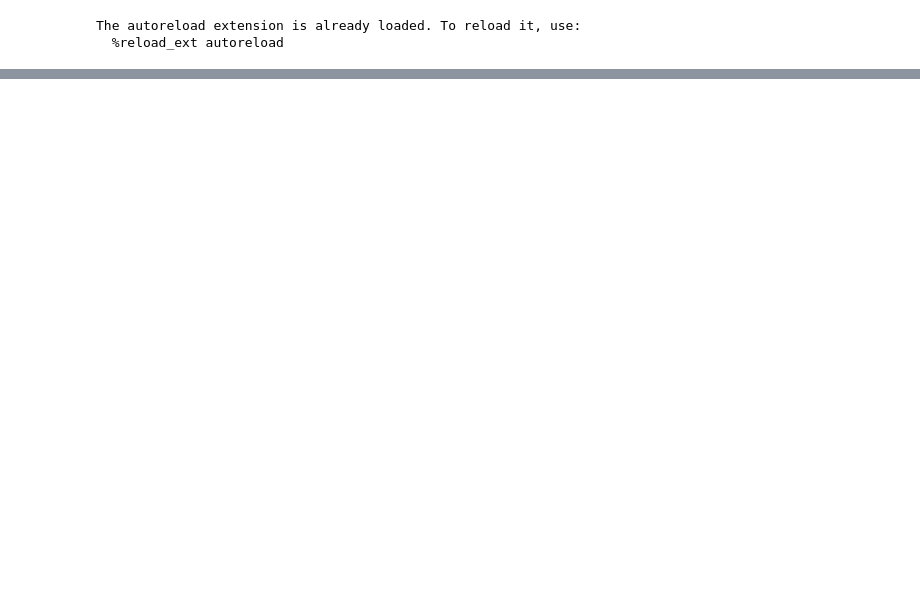
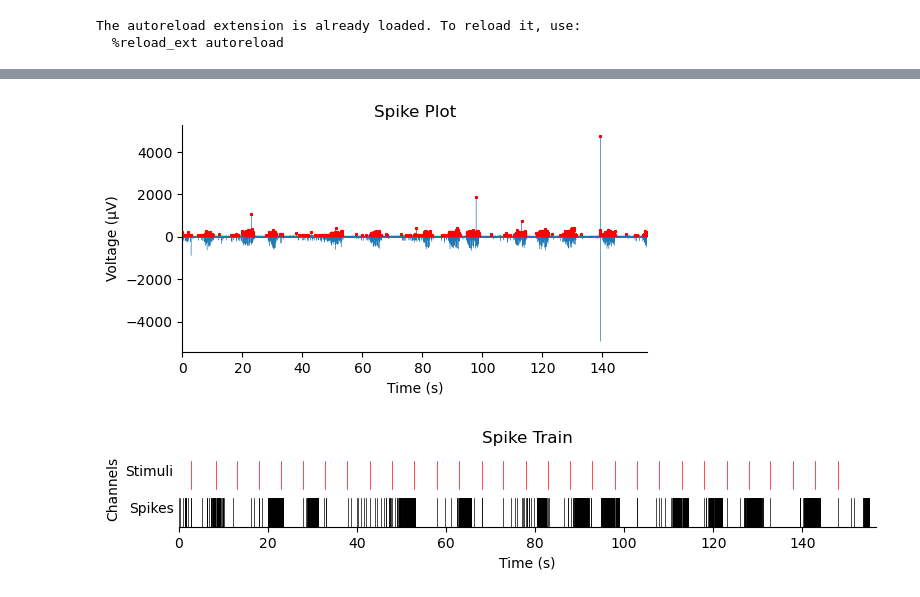
Before and after one commit to FrancescoNegri/neural-signal-analysis-project, a Jupyter notebook: preprocessing.ipynb, the cells around one changed output, grey strips where cells are left out. Cells and saved outputs as stored; diff of their text form; code cells hidden in the pictures; blank space fills up the shorter version.

```diff
--- a/preprocessing.ipynb
+++ b/preprocessing.ipynb
@@ -83,0 +92,10 @@ AxesSubplot(0.125,0.11;0.352273x0.77)
+# %%
+from scipy.stats import median_abs_deviation
+threshold = 4*1.4824*median_abs_deviation(filtered_data)
+spikes_idxs, _ = ns.spikes.hard_threshold_local_maxima(filtered_data, threshold, 0.002, sampling_time=sampling_time)
+
+ns.visualization.plot_spikes(filtered_data, spikes_idxs, sampling_time=sampling_time)
+ns.visualization.plot_spike_train([spikes_idxs, stimulus_idxs], channel_labels=['Spikes', 'Stimuli'], color=['#000000', '#FF0000'], sampling_time=sampling_time, figsize=(9, 1), dpi=100)
+# %% [output]
+[figure, added]
+[figure, added]
```
Also changed, not shown: parts of 5 cells of this notebook.
